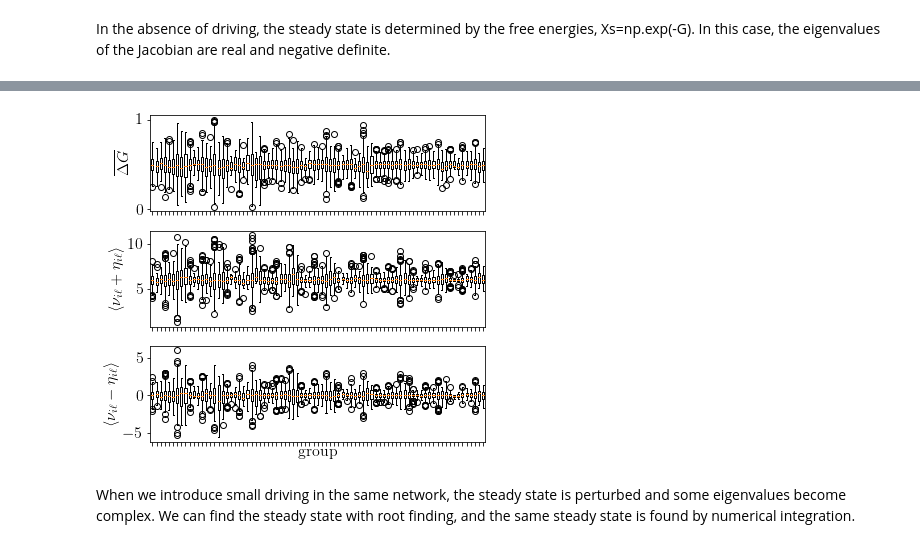
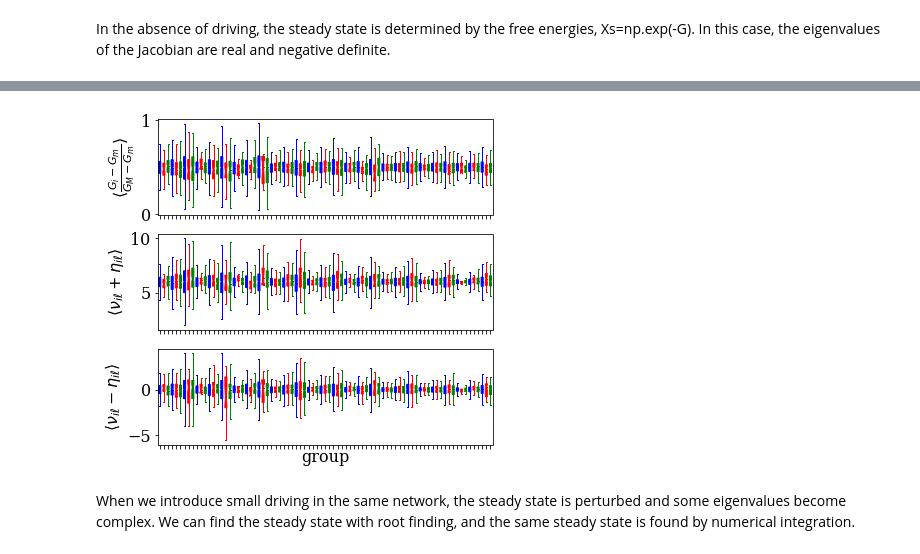
Before and after one commit to znicolaou/rmtchem, a Jupyter notebook: rmtchem.ipynb, the cells around one changed output, grey strips where cells are left out. Cells and saved outputs as stored; diff of their text form; code cells hidden in the pictures.

```diff
--- a/rmtchem.ipynb
+++ b/rmtchem.ipynb
@@ -6,13 +6,11 @@ import matplotlib.pyplot as plt
 import networkx as nx
 import imp
 imp.reload(rmtchem)
-plt.rcParams.update({'font.size': 16})
-plt.rcParams['pdf.fonttype'] = 42
-plt.rcParams.update({'text.usetex': True, 'font.family': 'serif','font.serif': 'cmr10','mathtext.fontset': 'cm'})
+plt.rcParams.update({'font.size': 16, 'pdf.fonttype':42,'text.usetex': False, 'font.family': 'serif'})
 # %% [markdown]
 In the absence of driving, the steady state is determined by the free energies, Xs=np.exp(-G). In this case, the eigenvalues of the Jacobian are real and negative definite.
 # %%
-n=100
+n=50
 c=2.0
 nr=int(c*n)
 seed=31
@@ -50,11 +48,11 @@ plt.xlabel('$\mathrm{Re}(\lambda)$')
 plt.ylabel('$\mathrm{Im}(\lambda)$')
 plt.scatter(x=np.real(evals),y=np.imag(evals))
 print(np.max(np.real(evals)))
-plt.savefig('plots/fig0b.pdf')
+plt.savefig('plots/fig1b.pdf')
 plt.show()
 g=nx.from_numpy_matrix(rmtchem.jac(np.exp(-G),eta,nu,k,XD1,XD2))
 nx.draw(g,node_size=200)
-plt.savefig('plots/fig0a.pdf')
+plt.savefig('plots/fig1a.pdf')
 plt.show()
 # Xs,success=rmtchem.integrate(X0,eta,nu,k,XD1,XD2,100,0.1,prog=True)
 # plt.plot(Xs)
@@ -196,6 +127,9 @@ plt.show()
 ns=[50,100,200]
 cs=[2,2.5,3]
 ds=[5,10,25]
+c1='blue'
+c2='red'
+c3='green'
 
 
 plt.subplots(3,1,figsize=(6,6))
@@ -213,43 +147,76 @@ for n in ns:
 
 # plt.xlabel('group')
 plt.xticks([])
-plt.ylabel('$\overline{\Delta G}$')
-plt.boxplot(plots)
+plt.ylabel(r'$\langle \frac{G_i-G_m}{G_M-G_m}\rangle$')
+box1=plt.boxplot(plots,notch=True,patch_artist=True,showfliers=False)
+for item in ['boxes', 'fliers', 'medians']:
+    plt.setp(box1[item][0::3], color=c1)
+    plt.setp(box1[item][1::3], color=c2)
+    plt.setp(box1[item][2::3], color=c3)
+for item in ['whiskers','caps']:
+    plt.setp(box1[item][0::6], color=c1)
+    plt.setp(box1[item][1::6], color=c1)
+    plt.setp(box1[item][2::6], color=c2)
+    plt.setp(box1[item][3::6], color=c2)
+    plt.setp(box1[item][4::6], color=c3)
+    plt.setp(box1[item][5::6], color=c3)
 
 plt.subplot(3,1,2)
 plt.tick_params(axis='x', which='both', bottom=True,  top=False, labelbottom=False)
 plots=[]
 for n in ns:
     for c in cs:
         for d in ds:
             vals=np.loadtxt('data/'+str(n)+'_'+str(c)+'_'+str(d)+'.txt')
             plots.append((vals[np.where(vals[:,5]==0.)[0],6]+vals[np.where(vals[:,5]==0.)[0],7])/(n/d*c))
             plots.append((vals[np.where(vals[:,5]==1.)[0],6]+vals[np.where(vals[:,5]==1.)[0],7])/(n/d*c))
             plots.append((vals[np.where(vals[:,5]==2.)[0],6]+vals[np.where(vals[:,5]==2.)[0],7])/(n/d*c))
 
 # plt.xlabel('group')
 plt.xticks([])
 plt.ylabel(r'$\langle \nu_{i\ell}+\eta_{i\ell} \rangle$')
-plt.boxplot(plots)
+box1=plt.boxplot(plots,notch=True,patch_artist=True,showfliers=False)
+for item in ['boxes', 'fliers', 'medians']:
+    plt.setp(box1[item][0::3], color=c1)
+    plt.setp(box1[item][1::3], color=c2)
+    plt.setp(box1[item][2::3], color=c3)
+for item in ['whiskers','caps']:
+    plt.setp(box1[item][0::6], color=c1)
+    plt.setp(box1[item][1::6], color=c1)
+    plt.setp(box1[item][2::6], color=c2)
+    plt.setp(box1[item][3::6], color=c2)
+    plt.setp(box1[item][4::6], color=c3)
+    plt.setp(box1[item][5::6], color=c3)
 
 plt.subplot(3,1,3)
 plt.tick_params(axis='x', which='both', bottom=True,  top=False, labelbottom=False)
 plots=[]
 for n in ns:
     for c in cs:
         for d in ds:
             vals=np.loadtxt('data/'+str(n)+'_'+str(c)+'_'+str(d)+'.txt')
             plots.append((vals[np.where(vals[:,5]==0.)[0],6]-vals[np.where(vals[:,5]==0.)[0],7])/(n/d*c))
             plots.append((vals[np.where(vals[:,5]==1.)[0],6]-vals[np.where(vals[:,5]==1.)[0],7])/(n/d*c))
             plots.append((vals[np.where(vals[:,5]==2.)[0],6]-vals[np.where(vals[:,5]==2.)[0],7])/(n/d*c))
 
 plt.xlabel('group')
 plt.ylabel(r'$\langle \nu_{i\ell}-\eta_{i\ell} \rangle$')
-plt.boxplot(plots)
+box1=plt.boxplot(plots,notch=True,patch_artist=True,showfliers=False)
+for item in ['boxes', 'fliers', 'medians']:
+    plt.setp(box1[item][0::3], color=c1)
+    plt.setp(box1[item][1::3], color=c2)
+    plt.setp(box1[item][2::3], color=c3)
+for item in ['whiskers','caps']:
+    plt.setp(box1[item][0::6], color=c1)
+    plt.setp(box1[item][1::6], color=c1)
+    plt.setp(box1[item][2::6], color=c2)
+    plt.setp(box1[item][3::6], color=c2)
+    plt.setp(box1[item][4::6], color=c3)
+    plt.setp(box1[item][5::6], color=c3)
 
 plt.savefig('plots/fig4.pdf')
 plt.show()
 # %% [output]
-[figure, old version]
+[figure, new version]
 # %% [markdown]
 When we introduce small driving in the same network, the steady state is perturbed and some eigenvalues become complex. We can find the steady state with root finding, and the same steady state is found by numerical integration.
```
Also changed, not shown: parts of 11 cells of this notebook, 1 other file.
